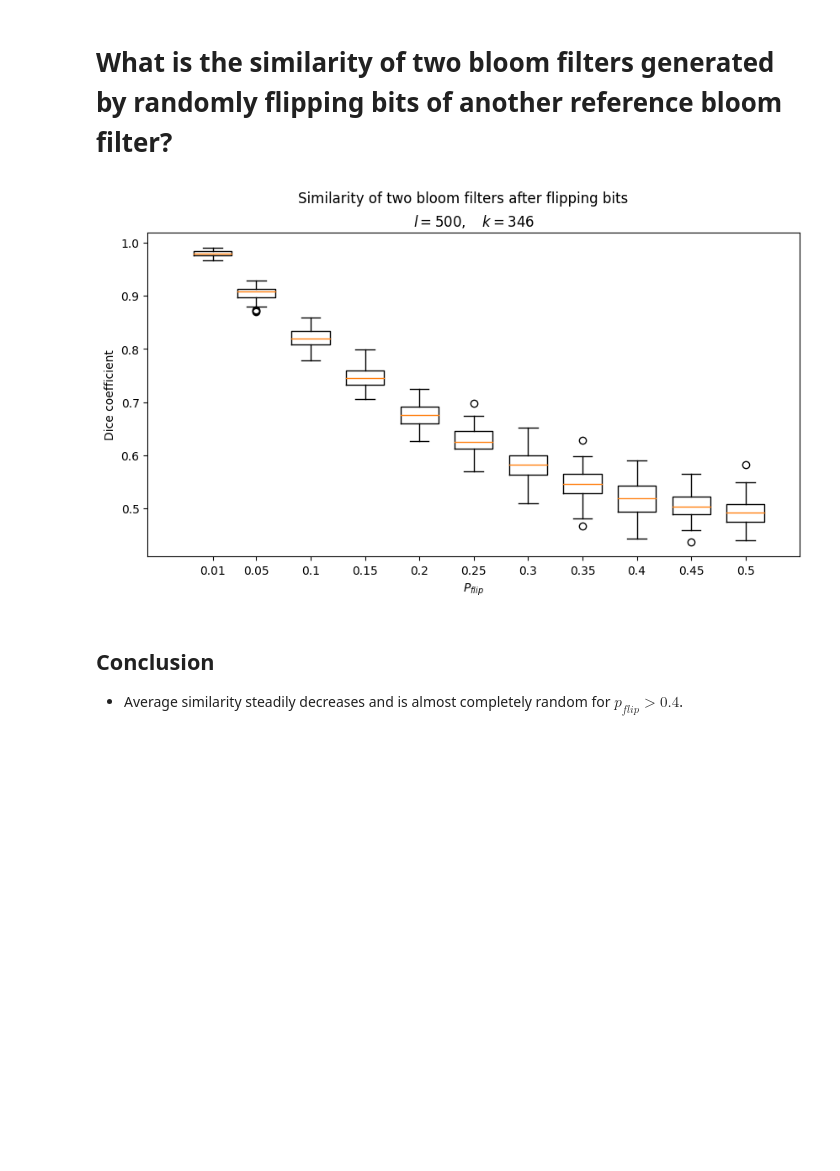
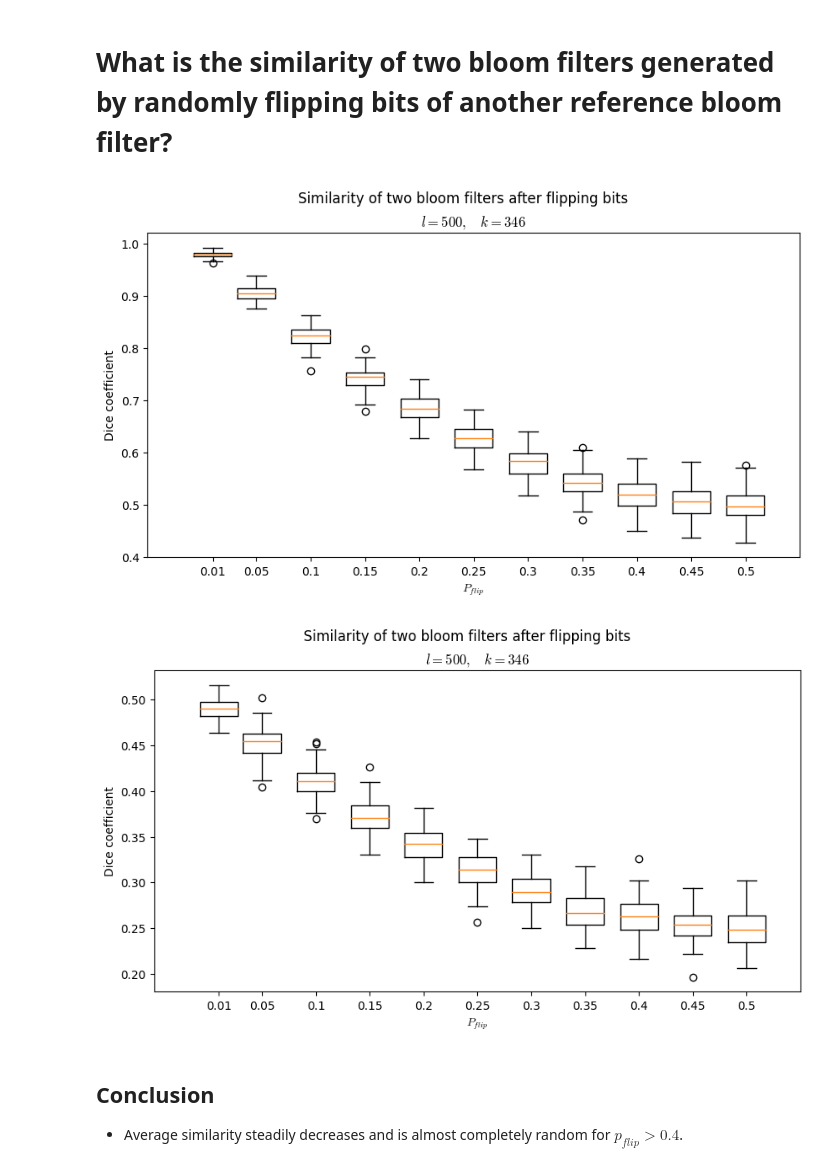
Before and after one commit to curesdev/linkage, a Jupyter notebook: notebooks/Analysis.ipynb, the cells around one changed output. Saved outputs shown, nothing was run; the diff lists cells and outputs as text; code cells hidden in the pictures; blank space fills up the shorter version.

```diff
--- a/notebooks/Analysis.ipynb
+++ b/notebooks/Analysis.ipynb
@@ -28,6 +28,12 @@ def jaccard(a, b) -> float:
     return (a & b).sum() / (a | b).sum()
 
 
+def similarity(a, b) -> float:
+    a, b = np.array(a), np.array(b)
+    return (a & b).sum() / len(a)
+
+
+
 assert dice([1, 1], [1, 1]) == 1.0
 assert dice([0, 0], [1, 1]) == 0.0
 assert dice([1, 0], [1, 0]) == 1.0
@@ -42,14 +48,14 @@ assert (
 
 # Helper functions to generate random bloom filters and calculate dice coefficient
 
-def random_flip_dice(l, k, p_flip):
+def random_flip_dice(l, k, p_flip, score=dice):
     bf = random_bloom_filter(l, k)
     a = flip_bloom_filter(bf, p_flip)
     b = flip_bloom_filter(bf, p_flip)
-    return dice(a, b)
+    return score(a, b)
 
-def random_dice(l, k):
-    return dice(random_bloom_filter(l, k), random_bloom_filter(l, k))
+def random_dice(l, k, score):
+    return score(random_bloom_filter(l, k), random_bloom_filter(l, k))
 # %% [markdown]
 # How similar are two random bloom filters depending on the chosen $k$?
 
@@ -125,26 +134,27 @@ pass
 # %% [markdown]
 # What is the similarity of two bloom filters generated by randomly flipping bits of another reference bloom filter?
 # %%
-# Parameters
-l = 500
-k = 346
-N = 100
-ps_flip = [0.01, 0.05, 0.1, 0.15, 0.2, 0.25, 0.3, 0.35, 0.4, 0.45, 0.5]
+for score in [dice, similarity]:
+    # Parameters
+    l = 500
+    k = 346
+    N = 100
+    ps_flip = [0.01, 0.05, 0.1, 0.15, 0.2, 0.25, 0.3, 0.35, 0.4, 0.45, 0.5]
 
-# Compute data
-D = [[random_flip_dice(l, k, p_flip) for _ in range(N)] for p_flip in ps_flip]
+    # Compute data
+    D = [[random_flip_dice(l, k, p_flip, score) for _ in range(N)] for p_flip in ps_flip]
 
-# Plot
-plt.figure(figsize=(10,5))
-plt.boxplot(D, positions=ps_flip, widths=0.035)
-plt.xlim(-0.05, 0.55)
-plt.suptitle("Similarity of two bloom filters after flipping bits")
-plt.title(f"$l={l},\quad k={k}$")
-plt.xlabel("$P_{flip}$")
-plt.ylabel("Dice coefficient")
-pass
+    # Plot
+    plt.figure(figsize=(10,5))
+    plt.boxplot(D, positions=ps_flip, widths=0.035)
+    plt.xlim(-0.05, 0.55)
+    plt.suptitle("Similarity of two bloom filters after flipping bits")
+    plt.title(f"$l={l},\quad k={k}$")
+    plt.xlabel("$P_{flip}$")
+    plt.ylabel("Dice coefficient")
 # %% [output]
-[figure, old version]
+[figure, new version]
+[figure, added]
 # %% [markdown]
 ## Conclusion
 
```
Also changed, not shown: parts of 6 cells of this notebook, 5 other files.
